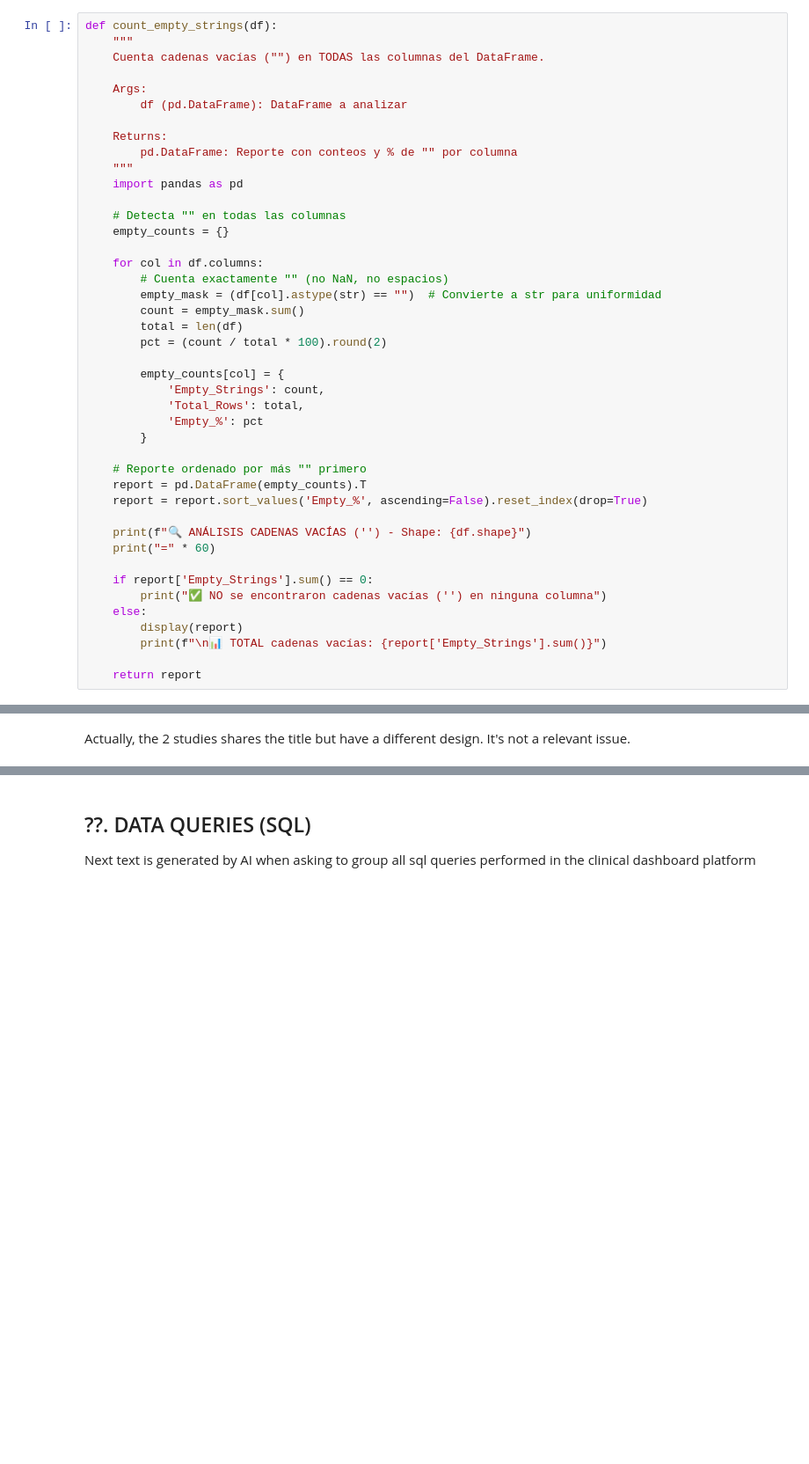
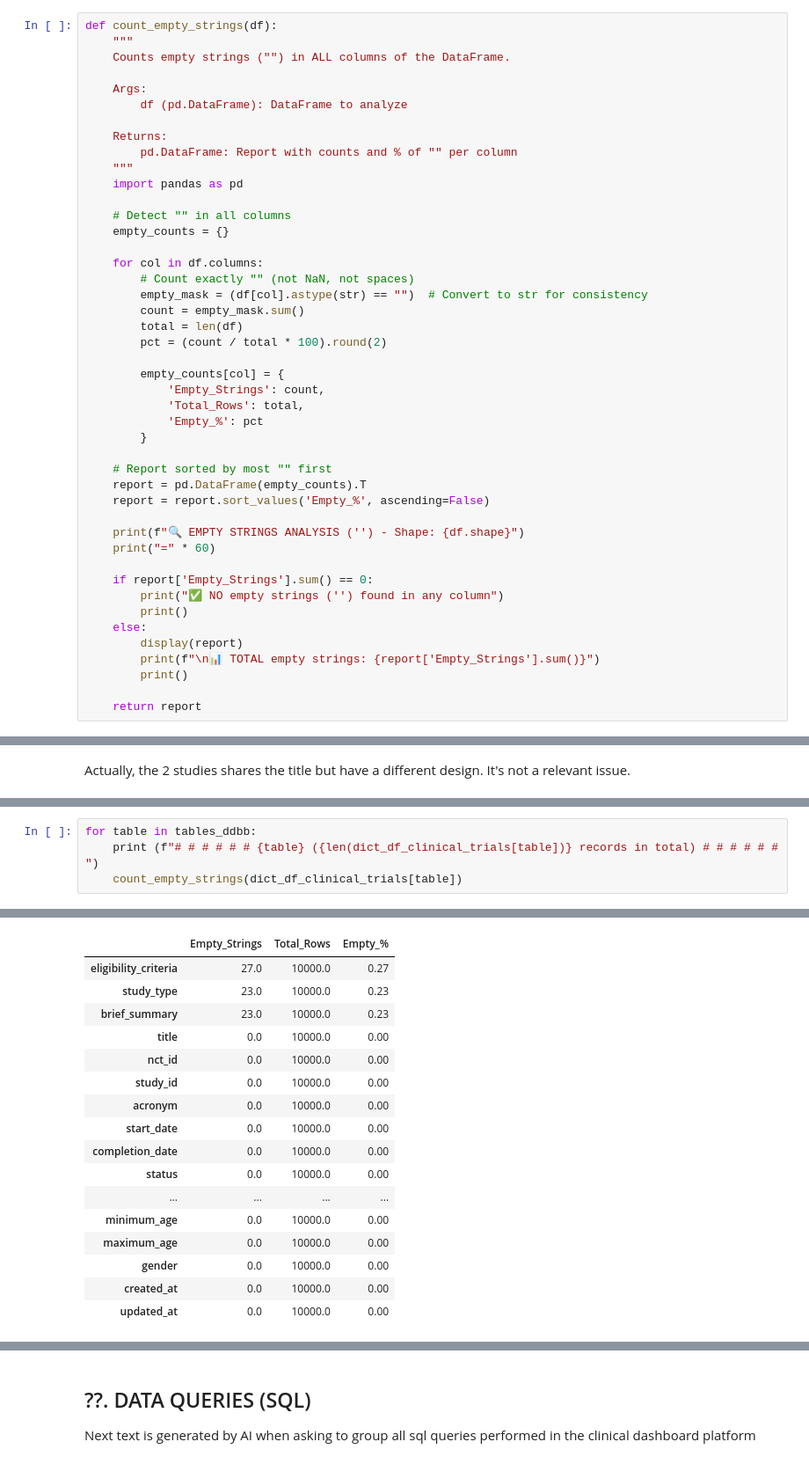
Before and after one commit to MarcHumet/Clinical-Trial-Analytics-Dashboard, a Jupyter notebook: CLINICAL_TRIAL_ANALYTICAL_EDA.ipynb, the cells around one changed output, grey strips where cells are left out. Shown at 88% size. Cells and saved outputs as stored; diff of their text form; blank space fills up the shorter version.

```diff
--- a/CLINICAL_TRIAL_ANALYTICAL_EDA.ipynb
+++ b/CLINICAL_TRIAL_ANALYTICAL_EDA.ipynb
@@ -80,22 +80,22 @@ def table_summary(df_dict, table_name):
 # %%
 def count_empty_strings(df):
     """
-    Cuenta cadenas vacías ("") en TODAS las columnas del DataFrame.
+    Counts empty strings ("") in ALL columns of the DataFrame.
 
     Args:
-        df (pd.DataFrame): DataFrame a analizar
+        df (pd.DataFrame): DataFrame to analyze
 
     Returns:
-        pd.DataFrame: Reporte con conteos y % de "" por columna
+        pd.DataFrame: Report with counts and % of "" per column
     """
     import pandas as pd
 
-    # Detecta "" en todas las columnas
+    # Detect "" in all columns
     empty_counts = {}
 
     for col in df.columns:
-        # Cuenta exactamente "" (no NaN, no espacios)
-        empty_mask = (df[col].astype(str) == "")  # Convierte a str para uniformidad
+        # Count exactly "" (not NaN, not spaces)
+        empty_mask = (df[col].astype(str) == "")  # Convert to str for consistency
         count = empty_mask.sum()
         total = len(df)
         pct = (count / total * 100).round(2)
@@ -106,18 +106,20 @@ def count_empty_strings(df):
             'Empty_%': pct
         }
 
-    # Reporte ordenado por más "" primero
+    # Report sorted by most "" first
     report = pd.DataFrame(empty_counts).T
-    report = report.sort_values('Empty_%', ascending=False).reset_index(drop=True)
+    report = report.sort_values('Empty_%', ascending=False)
 
-    print(f"🔍 ANÁLISIS CADENAS VACÍAS ('') - Shape: {df.shape}")
+    print(f"🔍 EMPTY STRINGS ANALYSIS ('') - Shape: {df.shape}")
     print("=" * 60)
 
     if report['Empty_Strings'].sum() == 0:
-        print("✅ NO se encontraron cadenas vacías ('') en ninguna columna")
+        print("✅ NO empty strings ('') found in any column")
+        print()
     else:
         display(report)
-        print(f"\n📊 TOTAL cadenas vacías: {report['Empty_Strings'].sum()}")
+        print(f"\n📊 TOTAL empty strings: {report['Empty_Strings'].sum()}")
+        print()
 
     return report
 # %%
@@ -596,0 +688,5 @@ dict_df_clinical_trials[table][dict_df_clinical_trials["studies"]["title"]=="Eff
+# %%
+for table in tables_ddbb:
+    print (f"# # # # # # {table} ({len(dict_df_clinical_trials[table])} records in total) # # # # # # ")
+    count_empty_strings(dict_df_clinical_trials[table])
+# %% [output]
@@ -596,0 +696,17 @@ dict_df_clinical_trials[table][dict_df_clinical_trials["studies"]["title"]=="Eff
+|  | Empty_Strings | Total_Rows | Empty_% |
+| eligibility_criteria | 27.0 | 10000.0 | 0.27 |
+| study_type | 23.0 | 10000.0 | 0.23 |
+| brief_summary | 23.0 | 10000.0 | 0.23 |
+| title | 0.0 | 10000.0 | 0.00 |
+| nct_id | 0.0 | 10000.0 | 0.00 |
+| study_id | 0.0 | 10000.0 | 0.00 |
+| acronym | 0.0 | 10000.0 | 0.00 |
+| start_date | 0.0 | 10000.0 | 0.00 |
+| completion_date | 0.0 | 10000.0 | 0.00 |
+| status | 0.0 | 10000.0 | 0.00 |
+| ... | ... | ... | ... |
+| minimum_age | 0.0 | 10000.0 | 0.00 |
+| maximum_age | 0.0 | 10000.0 | 0.00 |
+| gender | 0.0 | 10000.0 | 0.00 |
+| created_at | 0.0 | 10000.0 | 0.00 |
+| updated_at | 0.0 | 10000.0 | 0.00 |
```
Also changed, not shown: parts of 10 cells of this notebook.
